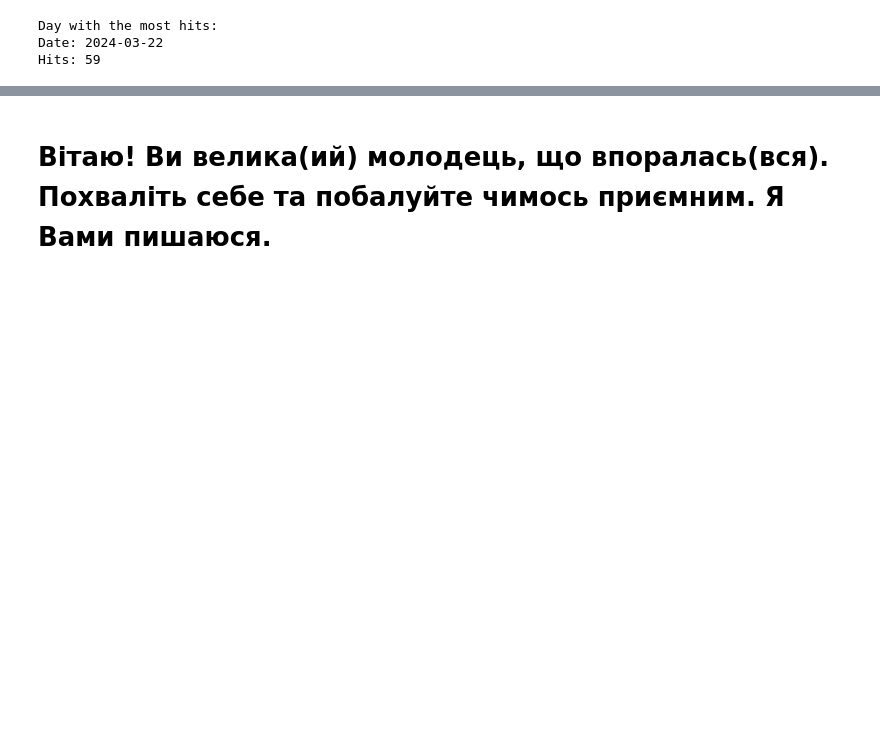
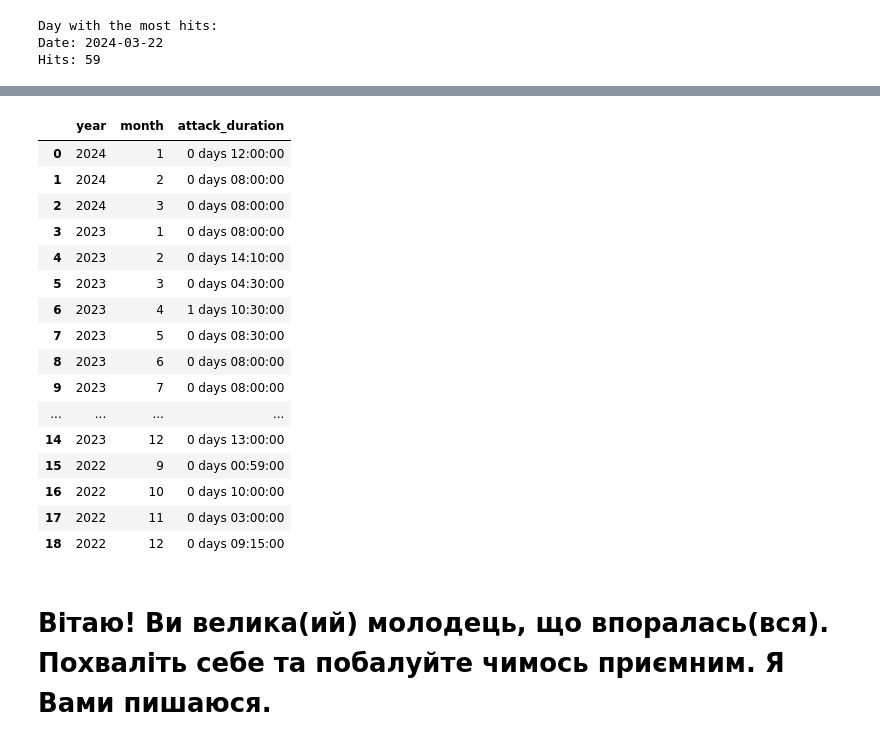
Before and after one commit to Jorge3129/python-for-big-data-and-data-science, a Jupyter notebook: python_practice_9.ipynb, the cells around one changed output, grey strips where cells are left out. Cells and saved outputs as stored; diff of their text form; code cells hidden in the pictures; blank space fills up the shorter version.

```diff
--- a/python_practice_9.ipynb
+++ b/python_practice_9.ipynb
@@ -347,6 +347,5 @@ with open("./data/monthly.csv", "w+") as file:
     file.write(new_df.to_csv(index=False))
 
 df_from_file = pd.read_csv("./data/monthly.csv")
-
-print(df_from_file)
+df_from_file
 # %% [output]
@@ -373,3 +352,20 @@ print(df_from_file)
+|  | year | month | attack_duration |
+| 0 | 2024 | 1 | 0 days 12:00:00 |
+| 1 | 2024 | 2 | 0 days 08:00:00 |
+| 2 | 2024 | 3 | 0 days 08:00:00 |
+| 3 | 2023 | 1 | 0 days 08:00:00 |
+| 4 | 2023 | 2 | 0 days 14:10:00 |
+| 5 | 2023 | 3 | 0 days 04:30:00 |
+| 6 | 2023 | 4 | 1 days 10:30:00 |
+| 7 | 2023 | 5 | 0 days 08:30:00 |
+| 8 | 2023 | 6 | 0 days 08:00:00 |
+| 9 | 2023 | 7 | 0 days 08:00:00 |
+| ... | ... | ... | ... |
+| 14 | 2023 | 12 | 0 days 13:00:00 |
+| 15 | 2022 | 9 | 0 days 00:59:00 |
+| 16 | 2022 | 10 | 0 days 10:00:00 |
+| 17 | 2022 | 11 | 0 days 03:00:00 |
+| 18 | 2022 | 12 | 0 days 09:15:00 |
 # %% [markdown]
 # Вітаю! Ви велика(ий) молодець, що впоралась(вся). Похваліть себе та побалуйте чимось приємним. Я Вами пишаюся.
 # %% [markdown]
```
Also changed, not shown: parts of 1 cell of this notebook.
